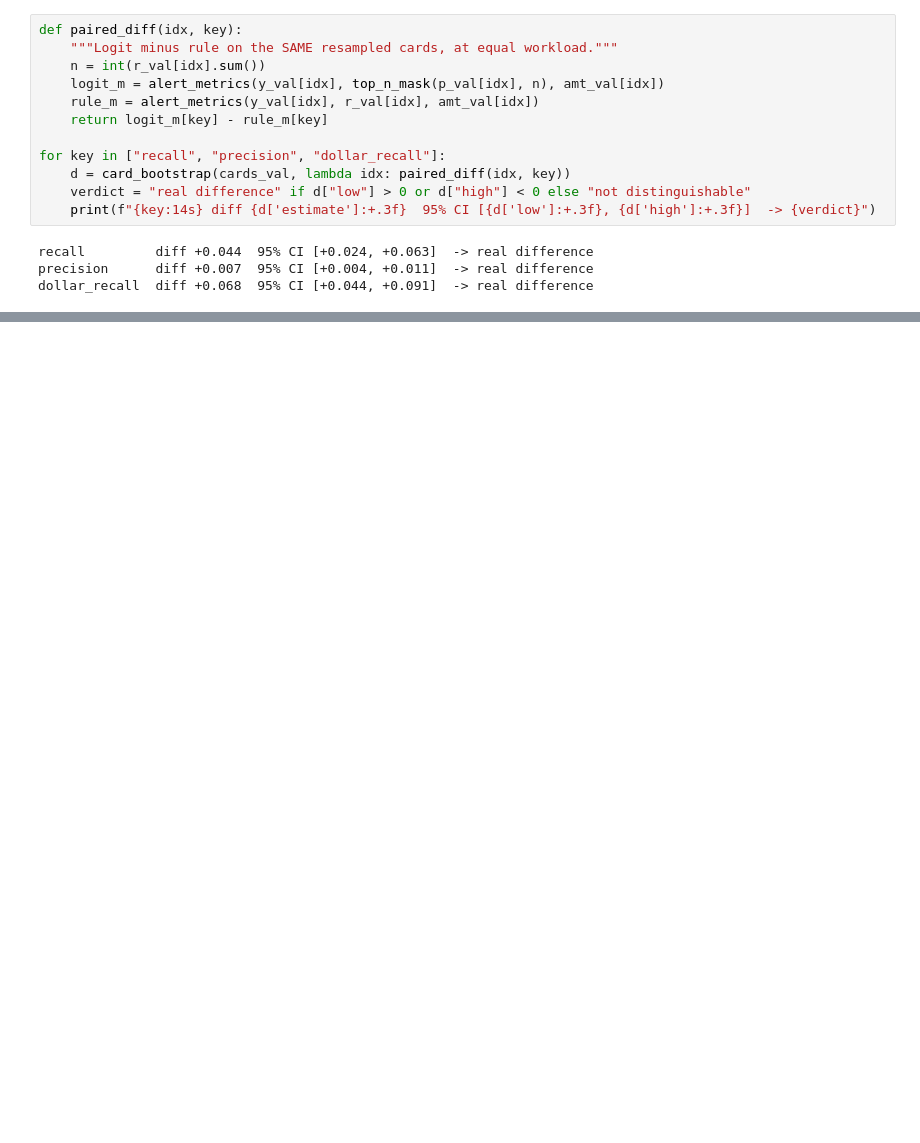
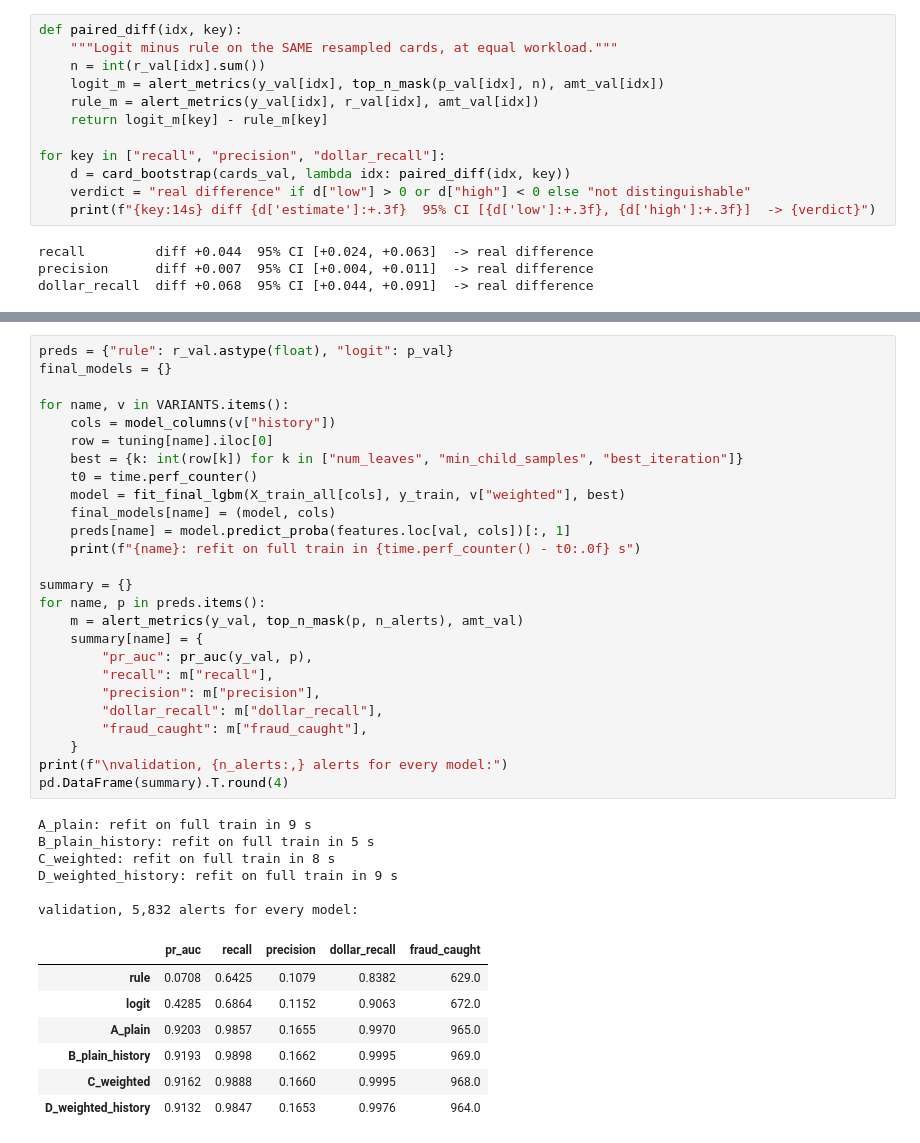
Before and after one commit to mahsafallahi/fraud-intelligence-platform, a Jupyter notebook: notebooks/04_modelling.ipynb, the cells around one changed output, grey strips where cells are left out. Cells and saved outputs as stored; diff of their text form; blank space fills up the shorter version.

```diff
--- a/notebooks/04_modelling.ipynb
+++ b/notebooks/04_modelling.ipynb
@@ -330,0 +370,40 @@ dollar_recall  diff +0.068  95% CI [+0.044, +0.091]  -> real difference
+# %%
+preds = {"rule": r_val.astype(float), "logit": p_val}
+final_models = {}
+
+for name, v in VARIANTS.items():
+    cols = model_columns(v["history"])
+    row = tuning[name].iloc[0]
+    best = {k: int(row[k]) for k in ["num_leaves", "min_child_samples", "best_iteration"]}
+    t0 = time.perf_counter()
+    model = fit_final_lgbm(X_train_all[cols], y_train, v["weighted"], best)
+    final_models[name] = (model, cols)
+    preds[name] = model.predict_proba(features.loc[val, cols])[:, 1]
+    print(f"{name}: refit on full train in {time.perf_counter() - t0:.0f} s")
+
+summary = {}
+for name, p in preds.items():
+    m = alert_metrics(y_val, top_n_mask(p, n_alerts), amt_val)
+    summary[name] = {
+        "pr_auc": pr_auc(y_val, p),
+        "recall": m["recall"],
+        "precision": m["precision"],
+        "dollar_recall": m["dollar_recall"],
+        "fraud_caught": m["fraud_caught"],
+    }
+print(f"\nvalidation, {n_alerts:,} alerts for every model:")
+pd.DataFrame(summary).T.round(4)
+# %% [output]
+A_plain: refit on full train in 9 s
+B_plain_history: refit on full train in 5 s
+C_weighted: refit on full train in 8 s
+D_weighted_history: refit on full train in 9 s
+
+validation, 5,832 alerts for every model:
+|  | pr_auc | recall | precision | dollar_recall | fraud_caught |
+| rule | 0.0708 | 0.6425 | 0.1079 | 0.8382 | 629.0 |
+| logit | 0.4285 | 0.6864 | 0.1152 | 0.9063 | 672.0 |
+| A_plain | 0.9203 | 0.9857 | 0.1655 | 0.9970 | 965.0 |
+| B_plain_history | 0.9193 | 0.9898 | 0.1662 | 0.9995 | 969.0 |
+| C_weighted | 0.9162 | 0.9888 | 0.1660 | 0.9995 | 968.0 |
+| D_weighted_history | 0.9132 | 0.9847 | 0.1653 | 0.9976 | 964.0 |
```
Also changed, not shown: parts of 5 cells of this notebook.
